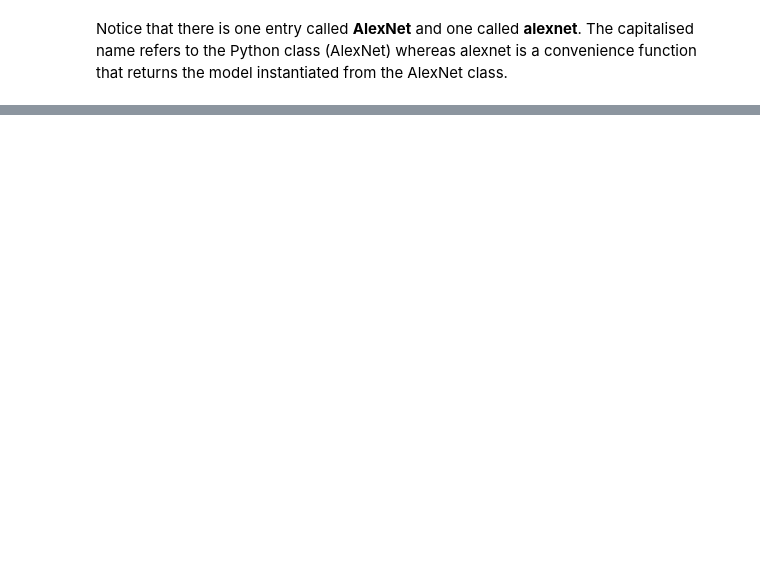
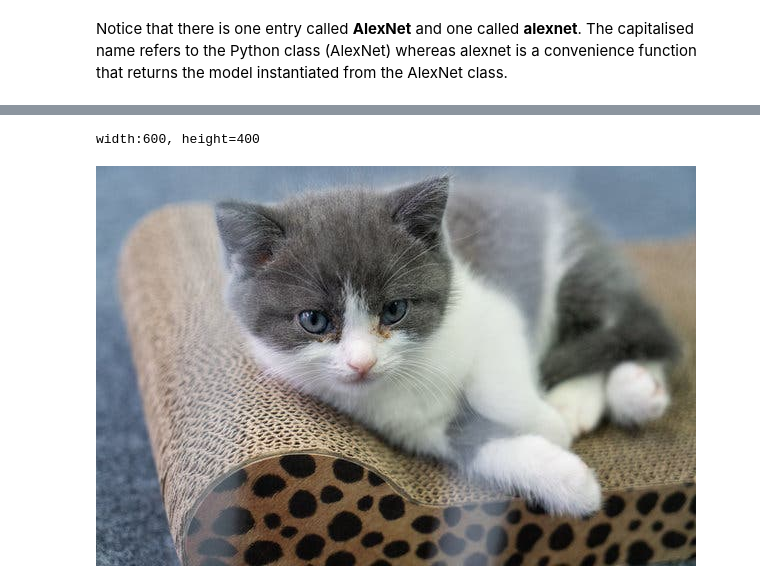
Before and after one commit to JJang770/GitHub_tutorial, a Jupyter notebook: pytorch/2_PyTorch_with_TORCHVISION.ipynb, the cells around one changed output, grey strips where cells are left out. Drawn from its saved outputs; the diff is of its cells as text; code cells hidden in the pictures; blank space fills up the shorter version.

```diff
--- a/pytorch/2_PyTorch_with_TORCHVISION.ipynb
+++ b/pytorch/2_PyTorch_with_TORCHVISION.ipynb
@@ -17,14 +61,22 @@ alexnet
 # %%
 from PIL import Image
 from skimage import io, transform
 import matplotlib.pyplot as plt
 
-# img = io.imread('img/cat.jpg')
-img = Image.open('img/cat.jpg')
-#img = Image.open('img/hamster.jpg')
-#img = Image.open('img/centipede.jpg')
-# plt.imshow(img)
+img_path_cat='/content/drive/MyDrive/fastcampus_vision/img2/cat.jpg'
+img_path_hamster='/content/drive/MyDrive/fastcampus_vision/img2/hamster.jpg'
+img_path_centipede='/content/drive/MyDrive/fastcampus_vision/img2/centipede.jpg'
+
+# img = io.imread(img_path_cat)
+img = Image.open(img_path_cat)
+#img = Image.open(img_path_hamster)
+#img = Image.open(img_path_centipede)
+#plt.imshow(img)
+print(f'width:{img.width}, height={img.height}')
 img
+# %% [output]
+width:600, height=400
+[figure, added]
 # %%
 s = 255
 img.resize((256,256))
```
Also changed, not shown: parts of 11 cells of this notebook.
